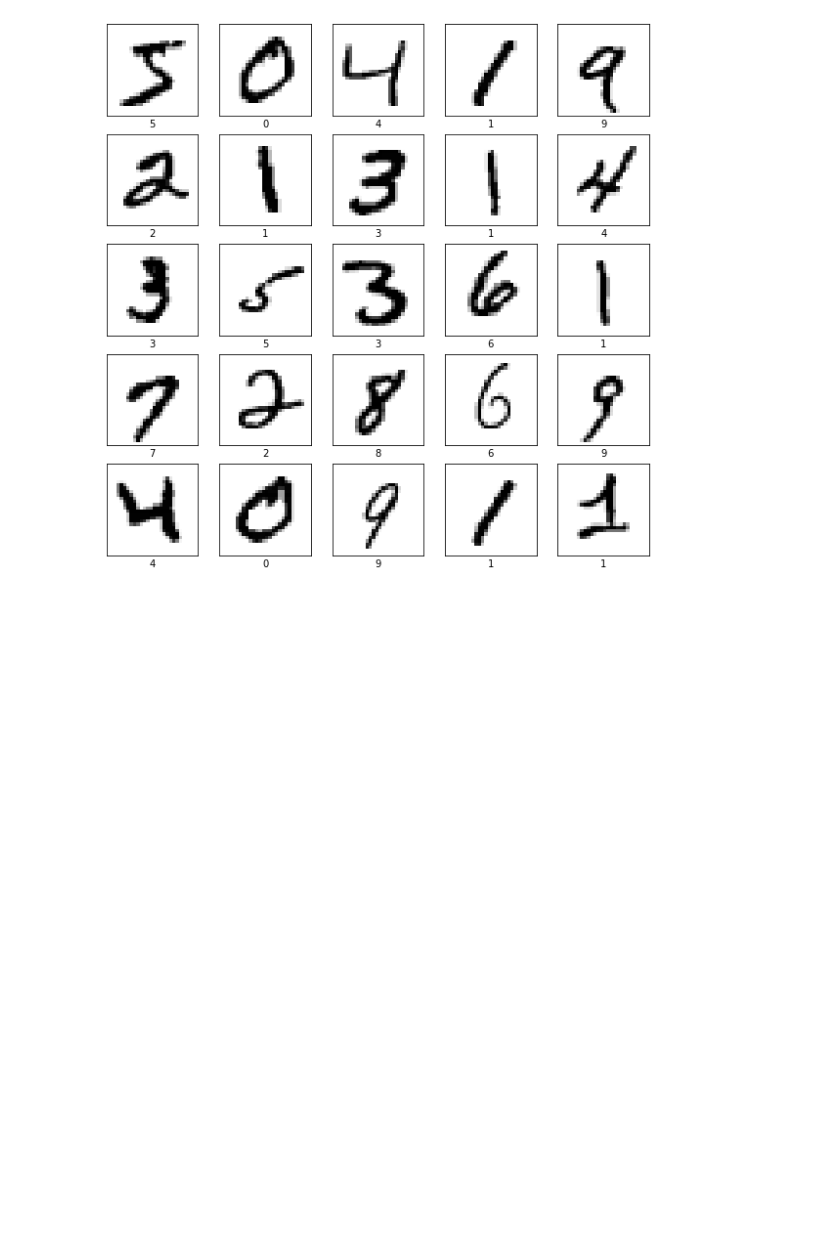
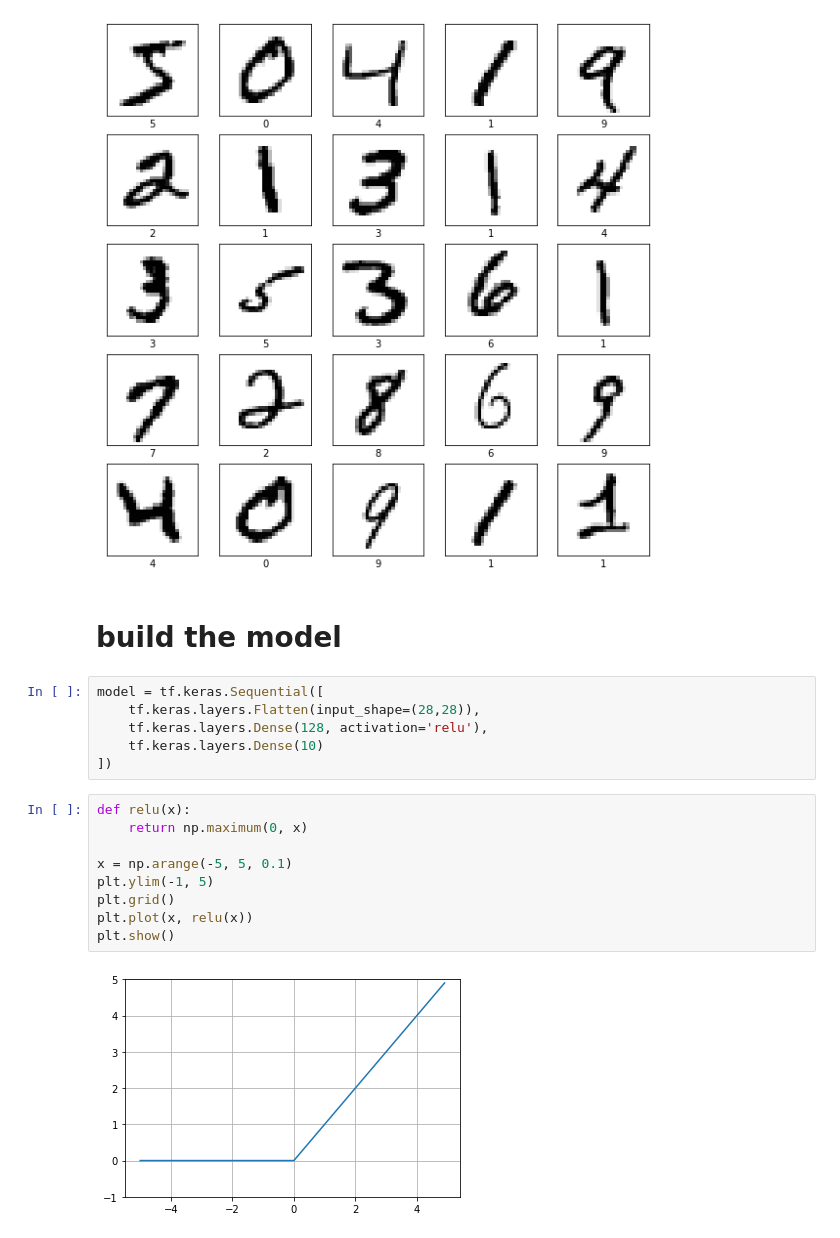
Before and after one commit to yu-s1127/hw_model, a Jupyter notebook: simple_model/simple_model.ipynb, the cells around one changed output. Saved outputs shown, nothing was run; the diff lists cells and outputs as text; blank space fills up the shorter version.

Commit message:
built the model

```diff
--- a/simple_model/simple_model.ipynb
+++ b/simple_model/simple_model.ipynb
@@ -141,3 +141,22 @@ for i in range(25):
 plt.show()
 # %% [output]
 [figure]
+# %% [markdown]
+# build the model
+# %%
+model = tf.keras.Sequential([
+    tf.keras.layers.Flatten(input_shape=(28,28)),
+    tf.keras.layers.Dense(128, activation='relu'),
+    tf.keras.layers.Dense(10)
+])
+# %%
+def relu(x):
+    return np.maximum(0, x)
+
+x = np.arange(-5, 5, 0.1)
+plt.ylim(-1, 5)
+plt.grid()
+plt.plot(x, relu(x))
+plt.show()
+# %% [output]
+[figure, added]
```
Also changed, not shown: parts of 1 cell of this notebook, 1 other file.
